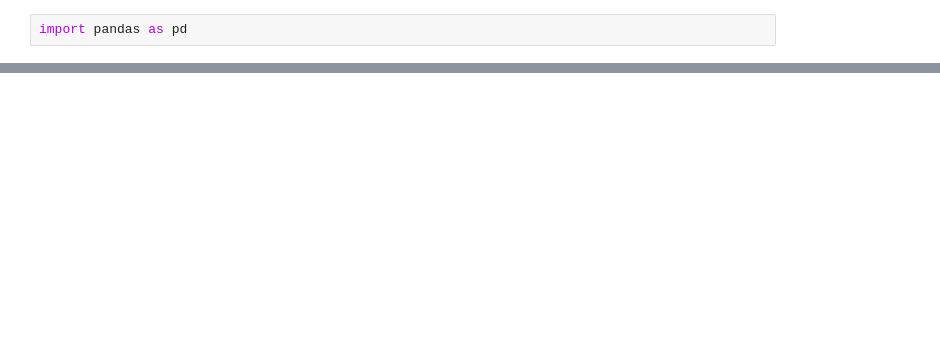
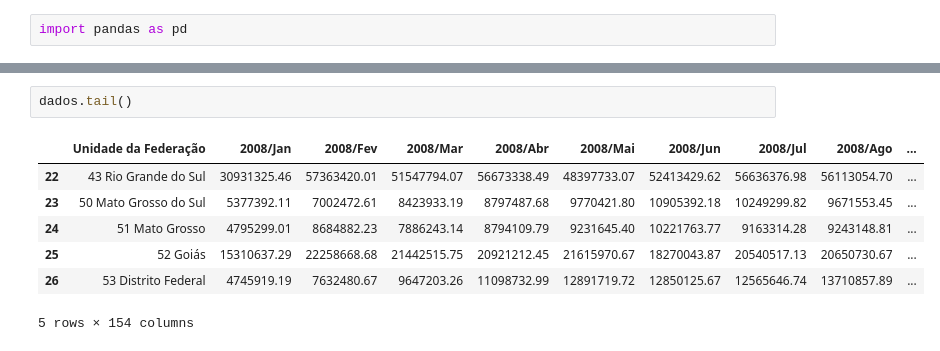
Before and after one commit to ArthurMarqq/BootCamp_DS_Alura, a Jupyter notebook: dataset_internacoes.ipynb, the cells around one changed output, grey strips where cells are left out. Saved outputs shown, nothing was run; the diff lists cells and outputs as text; blank space fills up the shorter version.

```diff
--- a/dataset_internacoes.ipynb
+++ b/dataset_internacoes.ipynb
@@ -28,0 +22,10 @@ dataset
+# %%
+dados.tail()
+# %% [output]
+|  | Unidade da Federação | 2008/Jan | 2008/Fev | 2008/Mar | 2008/Abr | 2008/Mai | 2008/Jun | 2008/Jul | 2008/Ago | ... |
+| 22 | 43 Rio Grande do Sul | 30931325.46 | 57363420.01 | 51547794.07 | 56673338.49 | 48397733.07 | 52413429.62 | 56636376.98 | 56113054.70 | ... |
+| 23 | 50 Mato Grosso do Sul | 5377392.11 | 7002472.61 | 8423933.19 | 8797487.68 | 9770421.80 | 10905392.18 | 10249299.82 | 9671553.45 | ... |
+| 24 | 51 Mato Grosso | 4795299.01 | 8684882.23 | 7886243.14 | 8794109.79 | 9231645.40 | 10221763.77 | 9163314.28 | 9243148.81 | ... |
+| 25 | 52 Goiás | 15310637.29 | 22258668.68 | 21442515.75 | 20921212.45 | 21615970.67 | 18270043.87 | 20540517.13 | 20650730.67 | ... |
+| 26 | 53 Distrito Federal | 4745919.19 | 7632480.67 | 9647203.26 | 11098732.99 | 12891719.72 | 12850125.67 | 12565646.74 | 13710857.89 | ... |
+5 rows × 154 columns
```
Also changed, not shown: parts of 15 cells of this notebook.
